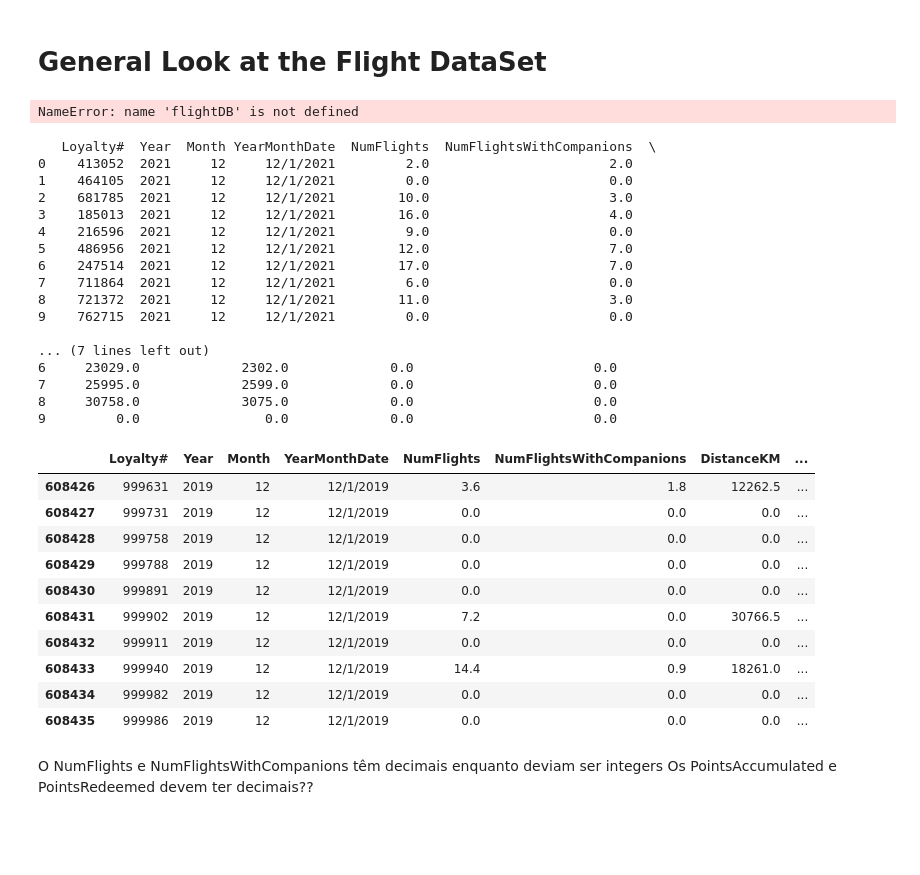
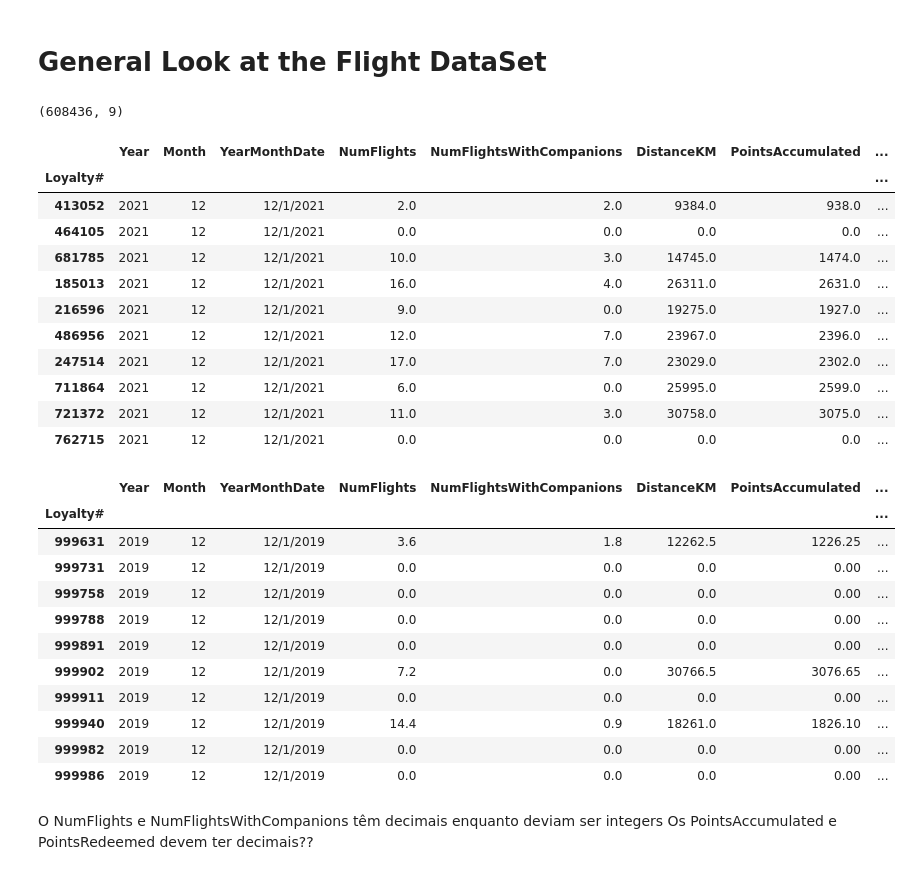
Before and after one commit to lourenco500/Data-Mining-Project, a Jupyter notebook: Deliverable_1.ipynb, the cells around one changed output. Saved outputs shown, nothing was run; the diff lists cells and outputs as text; code cells hidden in the pictures; blank space fills up the shorter version.

Commit message:
Resolve errors

```diff
--- a/Deliverable_1.ipynb
+++ b/Deliverable_1.ipynb
@@ -181,43 +181,39 @@ plt.show()
 # %% [markdown]
 # General Look at the Flight DataSet
 # %%
-flightDB.shape
+flightsDB.shape
 # %% [output]
-NameError: name 'flightDB' is not defined
+(608436, 9)
 # %%
-flightDB.head(10)
+flightsDB.head(10)
 # %% [output]
-   Loyalty#  Year  Month YearMonthDate  NumFlights  NumFlightsWithCompanions  \
-0    413052  2021     12     12/1/2021         2.0                       2.0
-1    464105  2021     12     12/1/2021         0.0                       0.0
-2    681785  2021     12     12/1/2021        10.0                       3.0
-3    185013  2021     12     12/1/2021        16.0                       4.0
-4    216596  2021     12     12/1/2021         9.0                       0.0
-5    486956  2021     12     12/1/2021        12.0                       7.0
-6    247514  2021     12     12/1/2021        17.0                       7.0
-7    711864  2021     12     12/1/2021         6.0                       0.0
-8    721372  2021     12     12/1/2021        11.0                       3.0
-9    762715  2021     12     12/1/2021         0.0                       0.0
-
-... (7 lines left out)
-6     23029.0             2302.0             0.0                       0.0
-7     25995.0             2599.0             0.0                       0.0
-8     30758.0             3075.0             0.0                       0.0
-9         0.0                0.0             0.0                       0.0
+|  | Year | Month | YearMonthDate | NumFlights | NumFlightsWithCompanions | DistanceKM | PointsAccumulated | ... |
+| Loyalty# |  |  |  |  |  |  |  | ... |
+| 413052 | 2021 | 12 | 12/1/2021 | 2.0 | 2.0 | 9384.0 | 938.0 | ... |
+| 464105 | 2021 | 12 | 12/1/2021 | 0.0 | 0.0 | 0.0 | 0.0 | ... |
+| 681785 | 2021 | 12 | 12/1/2021 | 10.0 | 3.0 | 14745.0 | 1474.0 | ... |
+| 185013 | 2021 | 12 | 12/1/2021 | 16.0 | 4.0 | 26311.0 | 2631.0 | ... |
+| 216596 | 2021 | 12 | 12/1/2021 | 9.0 | 0.0 | 19275.0 | 1927.0 | ... |
+| 486956 | 2021 | 12 | 12/1/2021 | 12.0 | 7.0 | 23967.0 | 2396.0 | ... |
+| 247514 | 2021 | 12 | 12/1/2021 | 17.0 | 7.0 | 23029.0 | 2302.0 | ... |
+| 711864 | 2021 | 12 | 12/1/2021 | 6.0 | 0.0 | 25995.0 | 2599.0 | ... |
+| 721372 | 2021 | 12 | 12/1/2021 | 11.0 | 3.0 | 30758.0 | 3075.0 | ... |
+| 762715 | 2021 | 12 | 12/1/2021 | 0.0 | 0.0 | 0.0 | 0.0 | ... |
 # %%
-flightDB.tail(10)
+flightsDB.tail(10)
 # %% [output]
-|  | Loyalty# | Year | Month | YearMonthDate | NumFlights | NumFlightsWithCompanions | DistanceKM | ... |
-| 608426 | 999631 | 2019 | 12 | 12/1/2019 | 3.6 | 1.8 | 12262.5 | ... |
-| 608427 | 999731 | 2019 | 12 | 12/1/2019 | 0.0 | 0.0 | 0.0 | ... |
-| 608428 | 999758 | 2019 | 12 | 12/1/2019 | 0.0 | 0.0 | 0.0 | ... |
-| 608429 | 999788 | 2019 | 12 | 12/1/2019 | 0.0 | 0.0 | 0.0 | ... |
-| 608430 | 999891 | 2019 | 12 | 12/1/2019 | 0.0 | 0.0 | 0.0 | ... |
-| 608431 | 999902 | 2019 | 12 | 12/1/2019 | 7.2 | 0.0 | 30766.5 | ... |
-| 608432 | 999911 | 2019 | 12 | 12/1/2019 | 0.0 | 0.0 | 0.0 | ... |
-| 608433 | 999940 | 2019 | 12 | 12/1/2019 | 14.4 | 0.9 | 18261.0 | ... |
-| 608434 | 999982 | 2019 | 12 | 12/1/2019 | 0.0 | 0.0 | 0.0 | ... |
-| 608435 | 999986 | 2019 | 12 | 12/1/2019 | 0.0 | 0.0 | 0.0 | ... |
+|  | Year | Month | YearMonthDate | NumFlights | NumFlightsWithCompanions | DistanceKM | PointsAccumulated | ... |
+| Loyalty# |  |  |  |  |  |  |  | ... |
+| 999631 | 2019 | 12 | 12/1/2019 | 3.6 | 1.8 | 12262.5 | 1226.25 | ... |
+| 999731 | 2019 | 12 | 12/1/2019 | 0.0 | 0.0 | 0.0 | 0.00 | ... |
+| 999758 | 2019 | 12 | 12/1/2019 | 0.0 | 0.0 | 0.0 | 0.00 | ... |
+| 999788 | 2019 | 12 | 12/1/2019 | 0.0 | 0.0 | 0.0 | 0.00 | ... |
+| 999891 | 2019 | 12 | 12/1/2019 | 0.0 | 0.0 | 0.0 | 0.00 | ... |
+| 999902 | 2019 | 12 | 12/1/2019 | 7.2 | 0.0 | 30766.5 | 3076.65 | ... |
+| 999911 | 2019 | 12 | 12/1/2019 | 0.0 | 0.0 | 0.0 | 0.00 | ... |
+| 999940 | 2019 | 12 | 12/1/2019 | 14.4 | 0.9 | 18261.0 | 1826.10 | ... |
+| 999982 | 2019 | 12 | 12/1/2019 | 0.0 | 0.0 | 0.0 | 0.00 | ... |
+| 999986 | 2019 | 12 | 12/1/2019 | 0.0 | 0.0 | 0.0 | 0.00 | ... |
 # %% [markdown]
 O NumFlights e NumFlightsWithCompanions têm decimais enquanto deviam ser integers
 Os PointsAccumulated e PointsRedeemed devem ter decimais??
```
Also changed, not shown: parts of 19 cells of this notebook.
